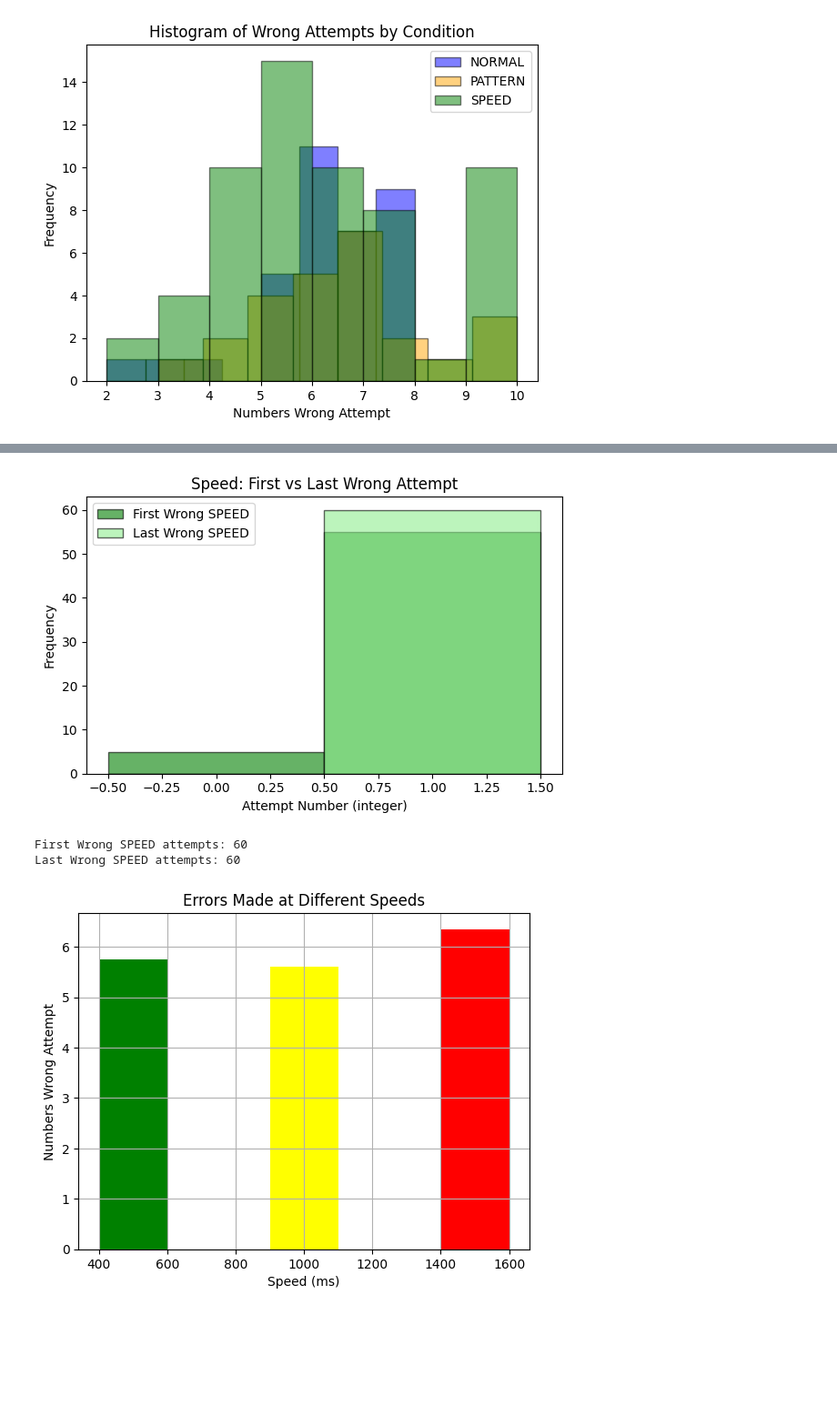
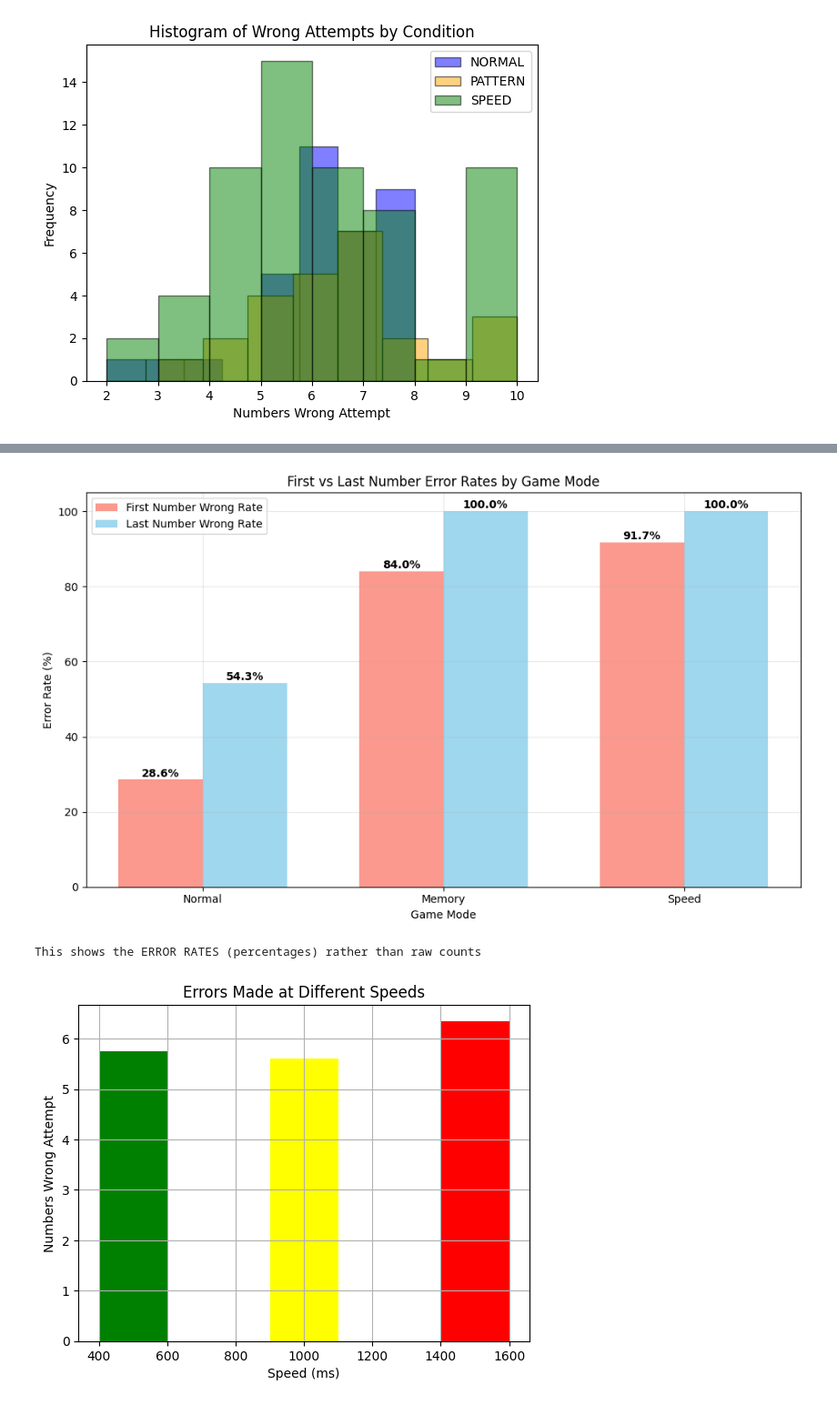
Before and after one commit to GitsUnreal/HumanMemory, a Jupyter notebook: FreeRecall/data/Dataprocessing.ipynb, the cells around one changed output, grey strips where cells are left out. Shown at 91% size. Saved outputs shown, nothing was run; the diff lists cells and outputs as text; code cells hidden in the pictures; blank space fills up the shorter version.

Commit message:
Data processing done

```diff
--- a/FreeRecall/data/Dataprocessing.ipynb
+++ b/FreeRecall/data/Dataprocessing.ipynb
@@ -123,31 +262,48 @@ Last Wrong MEMORY attempts: 25
 # %%
-# Histogram for Speed with integer-centered bins
-import matplotlib.pyplot as plt
+# PERCENTAGE COMPARISON CHART
+fig, ax = plt.subplots(figsize=(10, 6))
 
-if len(first_speed) and len(last_speed):
-    min_bin = int(min(first_speed.min(), last_speed.min()))
-    max_bin = int(max(first_speed.max(), last_speed.max()))
-    bins = np.arange(min_bin - 0.5, max_bin + 1.5, 1)
+# Calculate error rates as percentages
+game_modes = ['Normal', 'Memory', 'Speed']
+total_attempts = [len(first_normal), len(first_memory), len(first_speed)]
+first_error_rates = [(first_normal_count/len(first_normal))*100,
+                     (first_memory_count/len(first_memory))*100,
+                     (first_speed_count/len(first_speed))*100]
+last_error_rates = [(last_normal_count/len(last_normal))*100,
+                    (last_memory_count/len(last_memory))*100,
+                    (last_speed_count/len(last_speed))*100]
 
-    plt.figure(figsize=(6,4))
-    plt.hist(first_speed, bins=bins, alpha=0.6, label='First Wrong SPEED', color='green', edgecolor='black')
-    plt.hist(last_speed, bins=bins, alpha=0.6, label='Last Wrong SPEED', color='lightgreen', edgecolor='black')
-    plt.xlabel('Attempt Number (integer)')
-    plt.ylabel('Frequency')
-    plt.title('Speed: First vs Last Wrong Attempt')
-    plt.legend()
-    plt.tight_layout()
-    plt.show()
-else:
-    print('Speed: no data to plot')
+x = np.arange(len(game_modes))
+width = 0.35
 
-#Print total number of first and last wrong attempts
-print("First Wrong SPEED attempts:", first_speed.count())
-print("Last Wrong SPEED attempts:", last_speed.count())
+# Create percentage bars
+bars1 = ax.bar(x - width/2, first_error_rates, width, label='First Number Wrong Rate',
+               color='salmon', alpha=0.8)
+bars2 = ax.bar(x + width/2, last_error_rates, width, label='Last Number Wrong Rate',
+               color='skyblue', alpha=0.8)
+
+ax.set_xlabel('Game Mode')
+ax.set_ylabel('Error Rate (%)')
+ax.set_title('First vs Last Number Error Rates by Game Mode')
+ax.set_xticks(x)
+ax.set_xticklabels(game_modes)
+ax.legend()
+ax.grid(True, alpha=0.3)
+
+# Add percentage labels
+for bars in [bars1, bars2]:
+    for bar in bars:
+        height = bar.get_height()
+        ax.text(bar.get_x() + bar.get_width()/2., height + 0.2,
+               f'{height:.1f}%', ha='center', va='bottom', fontweight='bold')
+
+plt.tight_layout()
+plt.show()
+
+print("This shows the ERROR RATES (percentages) rather than raw counts")
 # %% [output]
-[figure, old version]
+[figure, new version]
-First Wrong SPEED attempts: 60
-Last Wrong SPEED attempts: 60
+This shows the ERROR RATES (percentages) rather than raw counts
 # %%
 #Graph over errors made per speed
 import matplotlib.pyplot as plt
```
Also changed, not shown: parts of 3 cells of this notebook.
